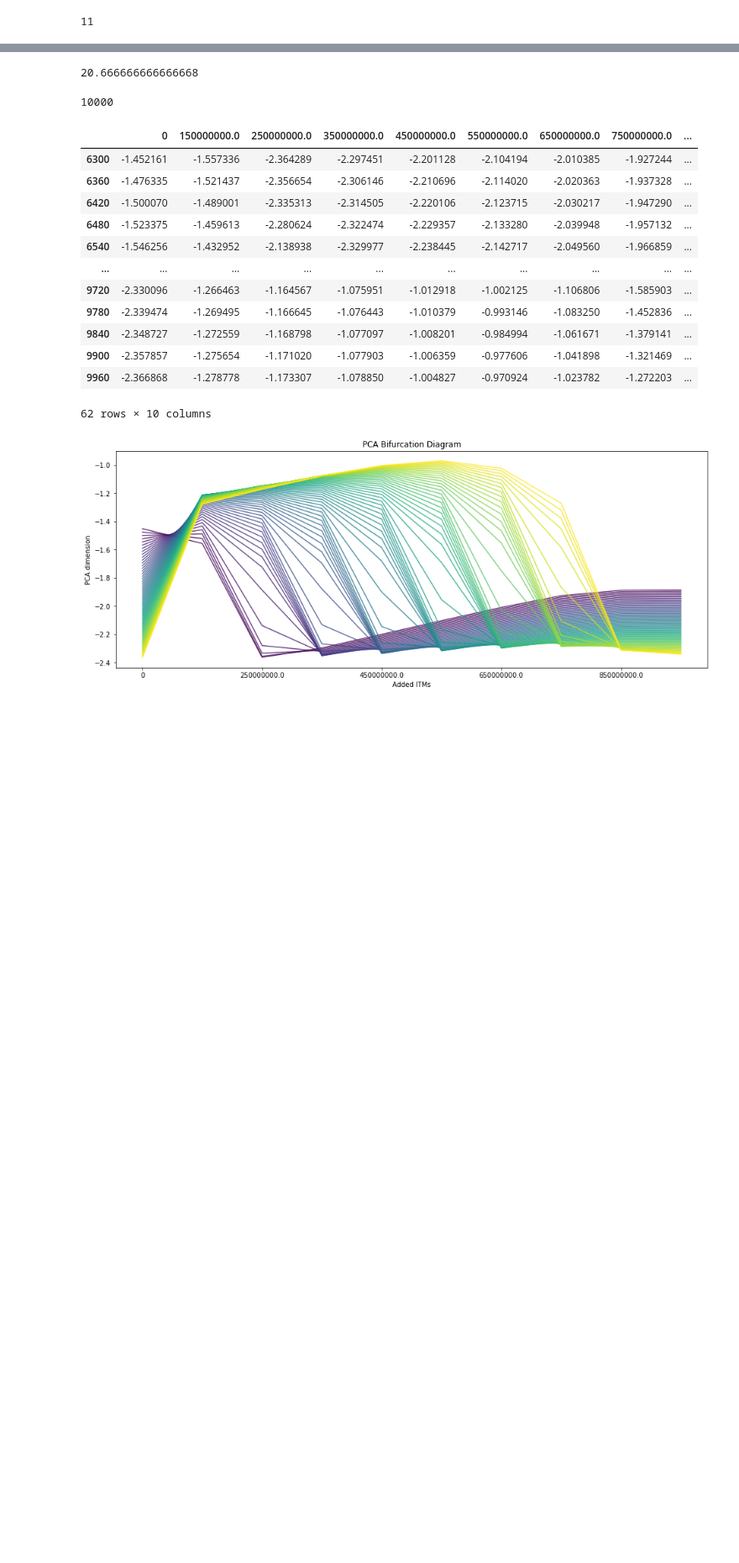
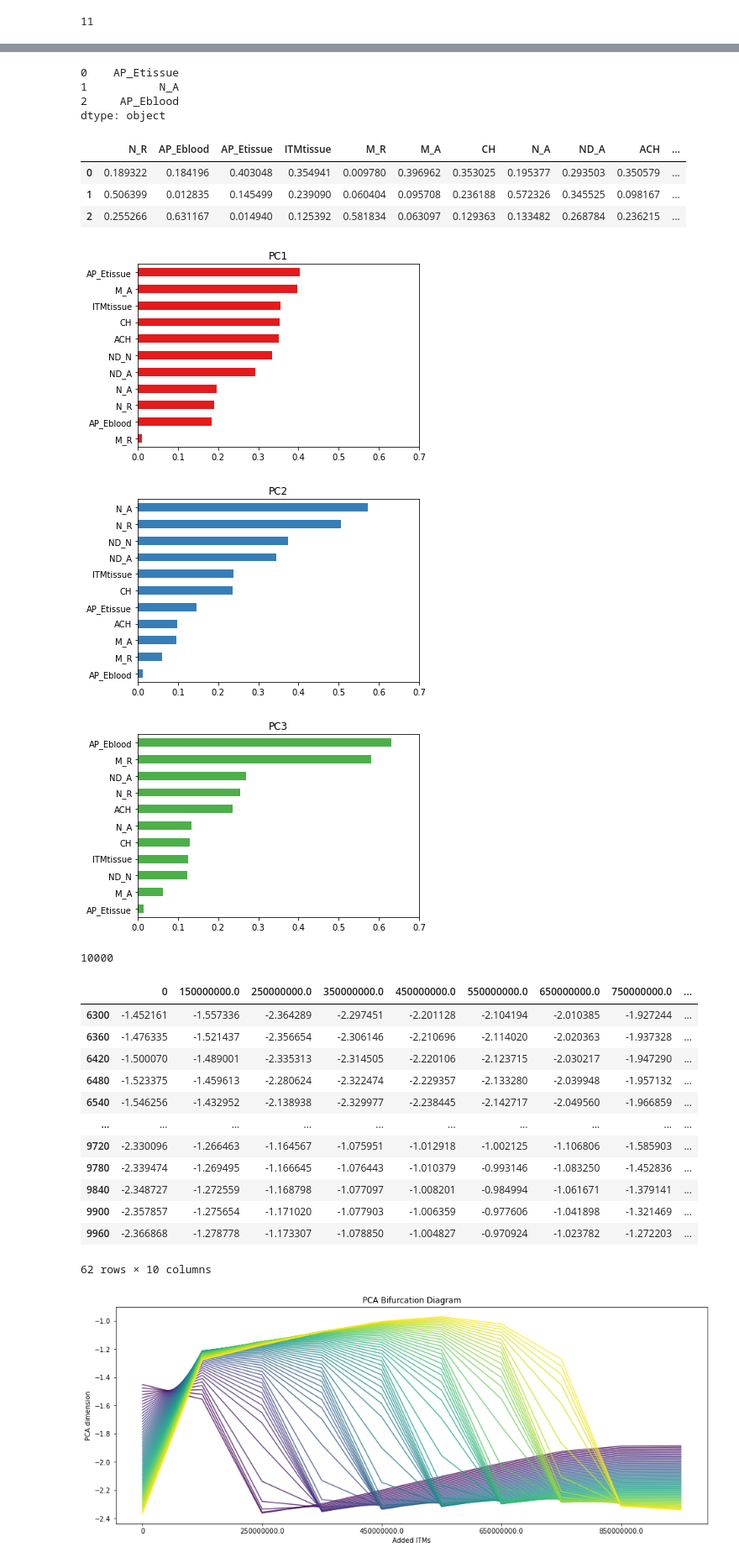
Before and after one commit to UvaCsl/immune-ct, a Jupyter notebook: notebooks/Part 1 - PCA.ipynb, the cells around one changed output, grey strips where cells are left out. Shown: that part at 84% size. Cells and saved outputs as stored; diff of their text form; code cells hidden in the pictures; blank space fills up the shorter version.

```diff
--- a/notebooks/Part 1 - PCA.ipynb
+++ b/notebooks/Part 1 - PCA.ipynb
@@ -101,11 +101,3 @@ Index(['N_R', 'AP_Eblood', 'AP_Etissue', 'AP_Eliver', 'AP_Sblood',
       dtype='object')
 # %% [markdown]
 ## Preprocess data
-# %%
-x = summary_dic[ITM][immune_list]
-
-# Standardize data
-x = StandardScaler().fit_transform(x)
-pca_immune = PCA(n_components=1)
-principalComponents_immune = pca_immune.fit_transform(x)
-print(principalComponents_immune.shape)
@@ -174,6 +165,7 @@ for i in range(len(ITMblood0_list_trim)):
     if i % div == 0:
         ITM = ITMblood0_list_trim[i]
         pc_, pc_immune = do_pca(summary_dic, ITM, immune_list, pca_dim)
+        pc_immune.plot()
         print (f'{ITM} : {pc_.explained_variance_ratio_.cumsum()[-1]}')
         pca_dic[ITM] = pc_immune.flatten().tolist()
         c = next(color)
@@ -242,6 +224,15 @@ plt.legend(bbox_to_anchor=(1.05, 0.9))
 <matplotlib.legend.Legend at 0x...>
 [figure]
 # %%
-pca_df
+pc_components = pd.DataFrame(abs(pc_.components_ ))
+pc_components.columns = immune_list
+pc_components.idxmax(axis=1)
+# pc_components
+
+# print(pc_components.apply(np.argsort, axis=1))
+# pc_components.plot()
 # %% [output]
-20.666666666666668
+0    AP_Etissue
+1           N_A
+2     AP_Eblood
+dtype: object
@@ -253,0 +239,7 @@ pca_df
+# %%
+pc_components
+# %% [output]
+|  | N_R | AP_Eblood | AP_Etissue | ITMtissue | M_R | M_A | CH | N_A | ND_A | ACH | ... |
+| 0 | 0.189322 | 0.184196 | 0.403048 | 0.354941 | 0.009780 | 0.396962 | 0.353025 | 0.195377 | 0.293503 | 0.350579 | ... |
+| 1 | 0.506399 | 0.012835 | 0.145499 | 0.239090 | 0.060404 | 0.095708 | 0.236188 | 0.572326 | 0.345525 | 0.098167 | ... |
+| 2 | 0.255266 | 0.631167 | 0.014940 | 0.125392 | 0.581834 | 0.063097 | 0.129363 | 0.133482 | 0.268784 | 0.236215 | ... |
@@ -254,3 +251,14 @@ pca_df
+# %%
+colors = ['#e41a1c', '#377eb8', '#4daf4a']
+for i in range(3):
+    fig = plt.figure()
+    pc_components.iloc[i].sort_values().plot(
+        kind='barh', title=f'PC{i+1}', color=colors[i])
+    plt.xlim((0,0.7))
+# %% [output]
+[figure, added]
+[figure, added]
+[figure, added]
 # %%
 def trim_points_(dic, min_cut, max_cut = 5760, n=1):
     df = pd.DataFrame(dic)
```
Also changed, not shown: parts of 6 cells of this notebook, 1 other file.
